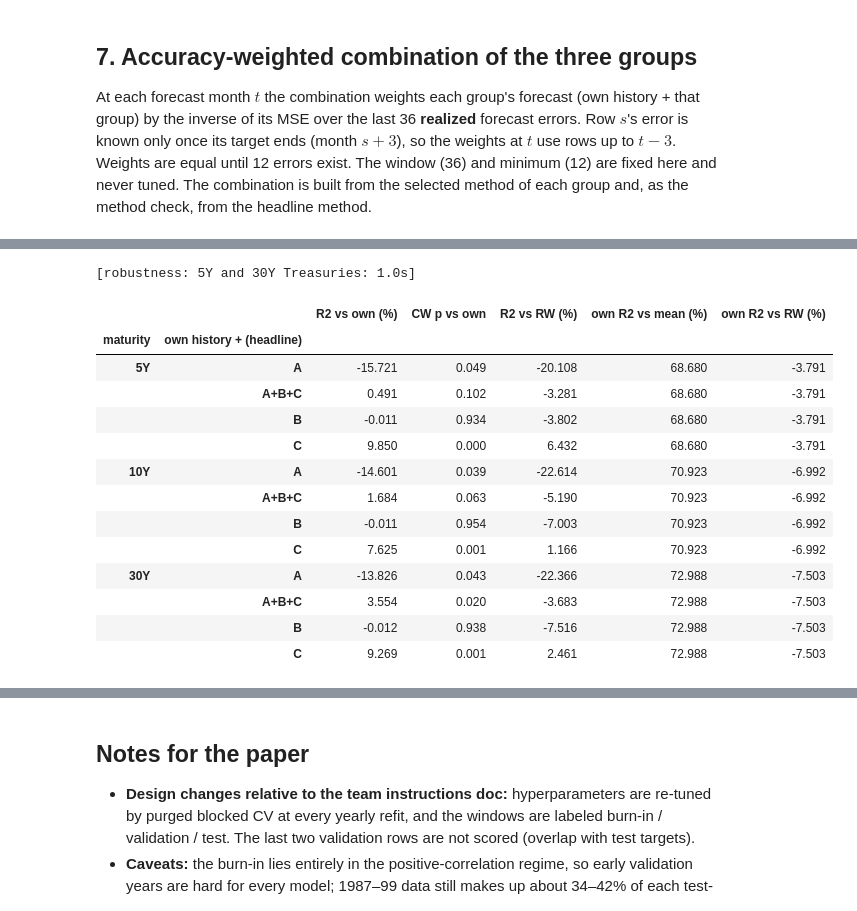
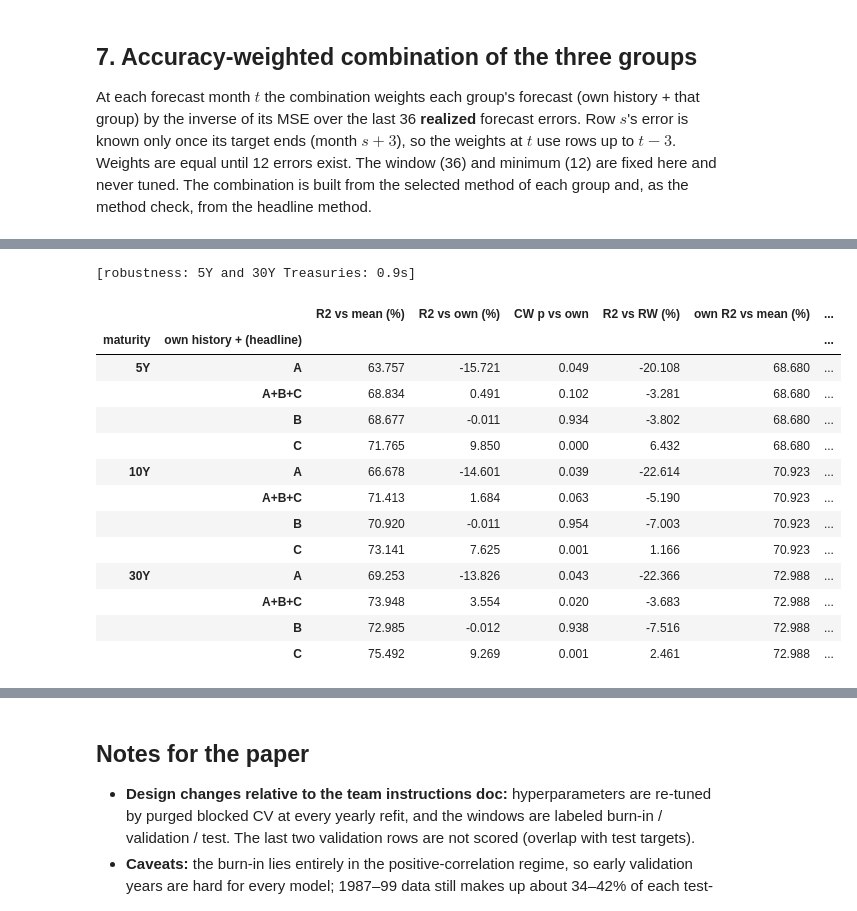
Before and after one commit to tippitytrippity/busn35137-group2-final, a Jupyter notebook: final_project.ipynb, the cells around one changed output, grey strips where cells are left out. Drawn from its saved outputs; the diff is of its cells as text; code cells hidden in the pictures.

```diff
--- a/final_project.ipynb
+++ b/final_project.ipynb
@@ -684,20 +723,32 @@ Selected method per set: {'A': 'Ridge', 'B': 'Lasso', 'C': 'OLS', 'A+B': 'Elasti
 # %%
-fig, axes = plt.subplots(1, 4, figsize=(13, 3.8), sharey=True)
-for ax, s in zip(axes, ["A", "B", "C", "A+B+C"]):
-    v = val.loc[s].loc[METHOD_ORDER + ["Headline"], "R2 vs own (%)"]
+# Stand-alone validation R2 by method. Dots, not bars: the axis starts near 50%, where every model already is.
+FIG_SETS = ["A", "B", "C", "A+C", "A+B+C"]
+R2_FLOOR = 50
+own_r2 = bench_tab.loc["Own history", "R2 vs hist. mean (%)"]
+rw_r2 = bench_tab.loc["Trailing correlation", "R2 vs hist. mean (%)"]
+fig, axes = plt.subplots(1, len(FIG_SETS), figsize=(14, 3.9), sharey=True)
+for ax, s in zip(axes, FIG_SETS):
+    v = val.loc[s].loc[METHOD_ORDER + ["Headline"], "R2 vs mean (%)"]
     colors = [PALETTE[1] if m == SELECTED[s] else (PALETTE[2] if m == "Headline" else PALETTE[0]) for m in v.index]
-    ax.barh(range(len(v)), v.clip(lower=-30), color=colors)
+    ax.axvline(own_r2, color=INK2, linestyle="--", linewidth=1, zorder=1)
+    ax.axvline(rw_r2, color=MUTED, linestyle=":", linewidth=1.3, zorder=1)
+    ax.scatter(v.clip(lower=R2_FLOOR + 0.5), range(len(v)), s=46, c=colors, edgecolors=SURFACE, linewidths=1.5, zorder=3)
     for i, x in enumerate(v):
-        if x < -30:
-            ax.text(-29.5, i, f"{x:.0f}", va="center", fontsize=7.5, color="white")
+        if x < R2_FLOOR + 0.5:
+            ax.text(R2_FLOOR + 1.3, i, f"{x:.0f}", va="center", fontsize=7.5, color=INK2)
     ax.set_yticks(range(len(v)), v.index)
     ax.invert_yaxis()
-    zero_line(ax, vertical=True)
-    ax.set_xlim(-30, max(10, v.max() + 3))
+    ax.set_xlim(R2_FLOOR, max(76, v.max() + 1.5))
     ax.set_title(s if len(SETS[s]) > 1 else f"{s}: {GROUP_NAMES[s]}")
-    ax.set_xlabel("validation R² vs own history (%)")
-fig.suptitle("Validation R² by method (orange = selected, green = headline; bars clipped at -30%)", x=0.01, ha="left",
-             fontsize=11, fontweight="semibold")
+    ax.set_xlabel("stand-alone validation R² (%)")
+handles = [plt.Line2D([], [], marker="o", linestyle="", markersize=7, color=PALETTE[1], label="selected method"),
+           plt.Line2D([], [], marker="o", linestyle="", markersize=7, color=PALETTE[2], label="headline (ridge + PCR)"),
+           plt.Line2D([], [], marker="o", linestyle="", markersize=7, color=PALETTE[0], label="other methods"),
+           plt.Line2D([], [], color=INK2, linestyle="--", linewidth=1, label=f"own history ({own_r2:.1f}%)"),
+           plt.Line2D([], [], color=MUTED, linestyle=":", linewidth=1.3, label=f"random walk ({rw_r2:.1f}%)")]
+fig.legend(handles=handles, loc="upper left", bbox_to_anchor=(0.01, 0.0), ncol=5)
+fig.suptitle(f"Stand-alone validation R² by method, 2000-01 to 2017-10 (values below {R2_FLOOR}% are pinned to the "
+             "left edge and labeled)", x=0.01, ha="left", fontsize=11, fontweight="semibold")
 fig.tight_layout()
 save_fig(fig, "fig_validation_r2_by_method")
 plt.show()
@@ -948,47 +1214,49 @@ save_table(rob_wsj, "table_robustness_wsj", "{:.3f}")
 # %%
 rob_mat = {}
 with timer("robustness: 5Y and 30Y Treasuries"):
     for mat in ["5Y", "30Y"]:
         d_m = df.copy()
         d_m["y"], d_m["h"] = targets[mat][0].loc[df.index], targets[mat][1].loc[df.index]
         own = recursive_forecasts(OwnHistory(), d_m, [], VAL_YEARS, VAL_END)[0]
         mean = recursive_forecasts(HistMean(), d_m, [], VAL_YEARS, VAL_END)[0]
         for s in ["A", "B", "C", "A+B+C"]:
             cols = set_cols(s)
             f = (recursive_forecasts(Ridge(), d_m, cols, VAL_YEARS, VAL_END)[0]
                  + recursive_forecasts(PCR(len(cols)), d_m, cols, VAL_YEARS, VAL_END)[0]) / 2
             y_, rw = d_m.loc[val_idx, "y"], d_m.loc[val_idx, "h"]
-            rob_mat[(mat, s)] = {"R2 vs own (%)": oos_r2(y_, f.loc[val_idx], own.loc[val_idx]),
+            rob_mat[(mat, s)] = {"R2 vs mean (%)": oos_r2(y_, f.loc[val_idx], mean.loc[val_idx]),
+                                 "R2 vs own (%)": oos_r2(y_, f.loc[val_idx], own.loc[val_idx]),
                                  "CW p vs own": clark_west(y_.to_numpy(), own.loc[val_idx].to_numpy(), f.loc[val_idx].to_numpy())[1],
                                  "R2 vs RW (%)": oos_r2(y_, f.loc[val_idx], rw),
                                  "own R2 vs mean (%)": oos_r2(y_, own.loc[val_idx], mean.loc[val_idx]),
                                  "own R2 vs RW (%)": oos_r2(y_, own.loc[val_idx], rw)}
     for s in ["A", "B", "C", "A+B+C"]:
-        rob_mat[("10Y", s)] = {"R2 vs own (%)": val.loc[(s, "Headline"), "R2 vs own (%)"],
+        rob_mat[("10Y", s)] = {"R2 vs mean (%)": val.loc[(s, "Headline"), "R2 vs mean (%)"],
+                               "R2 vs own (%)": val.loc[(s, "Headline"), "R2 vs own (%)"],
                                "CW p vs own": val.loc[(s, "Headline"), "CW p vs own"],
                                "R2 vs RW (%)": val.loc[(s, "Headline"), "R2 vs RW (%)"],
                                "own R2 vs mean (%)": bench_tab.loc["Own history", "R2 vs hist. mean (%)"],
                                "own R2 vs RW (%)": oos_r2(yv, own_v, df.loc[val_idx, "h"])}
 rob_mat = pd.DataFrame(rob_mat).T.sort_index(level=0, key=lambda i: i.map({"5Y": 0, "10Y": 1, "30Y": 2}))
 rob_mat.index.names = ["maturity", "own history + (headline)"]
 display(rob_mat.round(3))
 save_table(rob_mat, "table_robustness_maturity", "{:.3f}")
 # %% [output]
-[robustness: 5Y and 30Y Treasuries: 1.0s]
+[robustness: 5Y and 30Y Treasuries: 0.9s]
-|  |  | R2 vs own (%) | CW p vs own | R2 vs RW (%) | own R2 vs mean (%) | own R2 vs RW (%) |
-| maturity | own history + (headline) |  |  |  |  |  |
-| 5Y | A | -15.721 | 0.049 | -20.108 | 68.680 | -3.791 |
-|  | A+B+C | 0.491 | 0.102 | -3.281 | 68.680 | -3.791 |
-|  | B | -0.011 | 0.934 | -3.802 | 68.680 | -3.791 |
-|  | C | 9.850 | 0.000 | 6.432 | 68.680 | -3.791 |
-| 10Y | A | -14.601 | 0.039 | -22.614 | 70.923 | -6.992 |
-|  | A+B+C | 1.684 | 0.063 | -5.190 | 70.923 | -6.992 |
-|  | B | -0.011 | 0.954 | -7.003 | 70.923 | -6.992 |
-|  | C | 7.625 | 0.001 | 1.166 | 70.923 | -6.992 |
-| 30Y | A | -13.826 | 0.043 | -22.366 | 72.988 | -7.503 |
-|  | A+B+C | 3.554 | 0.020 | -3.683 | 72.988 | -7.503 |
-|  | B | -0.012 | 0.938 | -7.516 | 72.988 | -7.503 |
-|  | C | 9.269 | 0.001 | 2.461 | 72.988 | -7.503 |
+|  |  | R2 vs mean (%) | R2 vs own (%) | CW p vs own | R2 vs RW (%) | own R2 vs mean (%) | ... |
+| maturity | own history + (headline) |  |  |  |  |  | ... |
+| 5Y | A | 63.757 | -15.721 | 0.049 | -20.108 | 68.680 | ... |
+|  | A+B+C | 68.834 | 0.491 | 0.102 | -3.281 | 68.680 | ... |
+|  | B | 68.677 | -0.011 | 0.934 | -3.802 | 68.680 | ... |
+|  | C | 71.765 | 9.850 | 0.000 | 6.432 | 68.680 | ... |
+| 10Y | A | 66.678 | -14.601 | 0.039 | -22.614 | 70.923 | ... |
+|  | A+B+C | 71.413 | 1.684 | 0.063 | -5.190 | 70.923 | ... |
+|  | B | 70.920 | -0.011 | 0.954 | -7.003 | 70.923 | ... |
+|  | C | 73.141 | 7.625 | 0.001 | 1.166 | 70.923 | ... |
+| 30Y | A | 69.253 | -13.826 | 0.043 | -22.366 | 72.988 | ... |
+|  | A+B+C | 73.948 | 3.554 | 0.020 | -3.683 | 72.988 | ... |
+|  | B | 72.985 | -0.012 | 0.938 | -7.516 | 72.988 | ... |
+|  | C | 75.492 | 9.269 | 0.001 | 2.461 | 72.988 | ... |
 # %%
 rob_roll = {}
 with timer("robustness: rolling 15-year window"):
```
Also changed, not shown: parts of 26 cells of this notebook, 32 other files.
